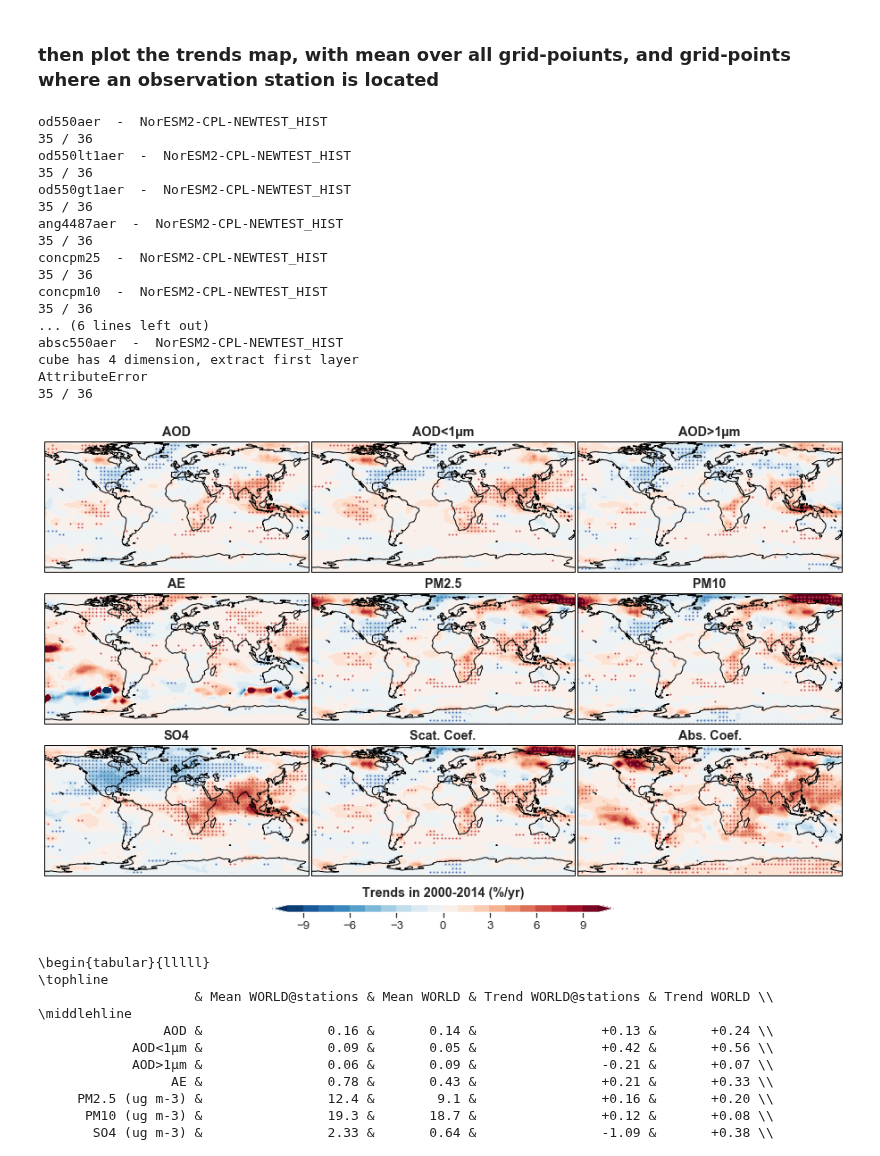
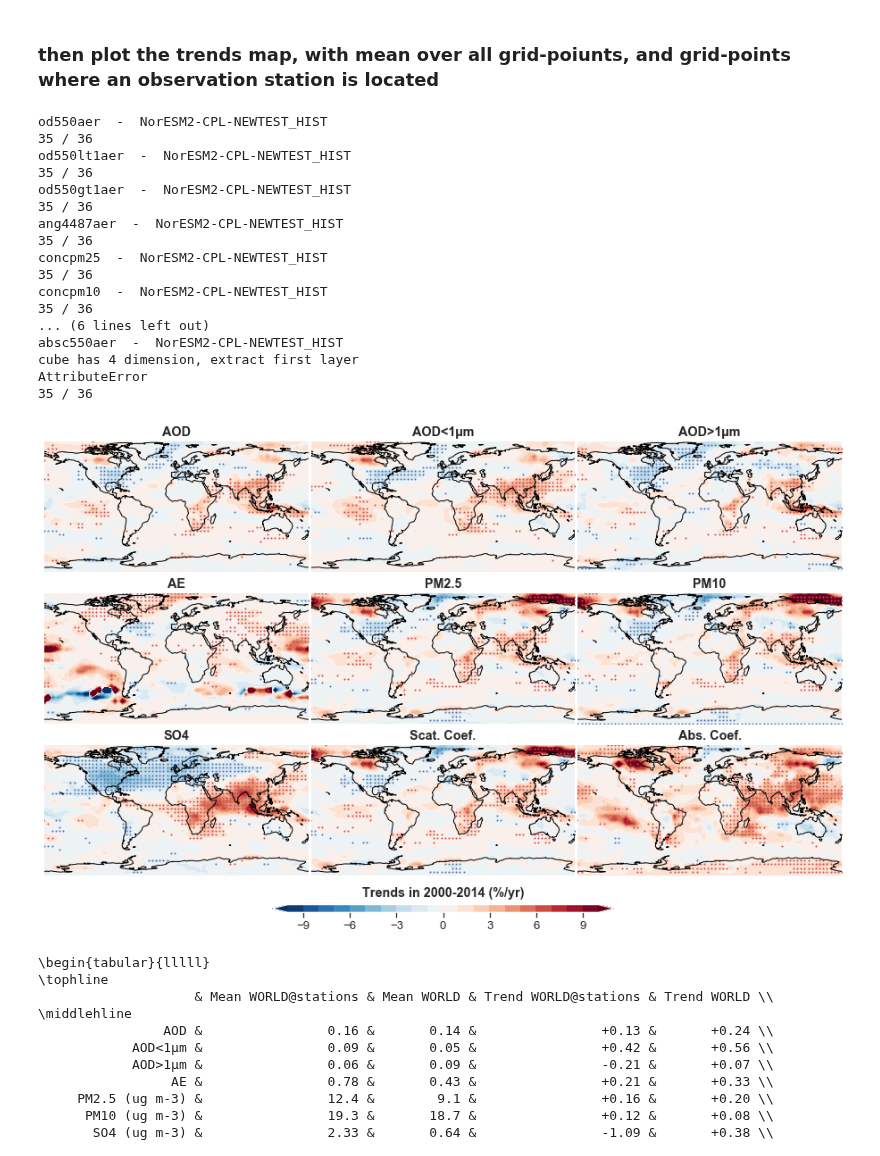
Before and after one commit to AugustinMortier/aerosol_trends, a Jupyter notebook: scripts/panel_modtrends_maps.ipynb, the cells around one changed output. Saved outputs shown, nothing was run; the diff lists cells and outputs as text; code cells hidden in the pictures.

```diff
--- a/scripts/panel_modtrends_maps.ipynb
+++ b/scripts/panel_modtrends_maps.ipynb
@@ -470,6 +470,7 @@ for var in varss:
     ax.set_yticks([])
     ax.set_title(params['ylabel'], ha='center',fontweight='bold')
 
+    ax.outline_patch.set_visible(False)
 
     #calculates next axis
     if ic<nc-1:
@@ -484,34 +485,34 @@ plt.tick_params(labelcolor=None, top=False, bottom=False, left=False, right=Fals
 plt.grid(False)
 plt.xticks([])
 plt.yticks([])
 
 #set colorbar
 cbar = fig.colorbar(im, ax=axs, orientation='horizontal', extend='both',fraction=0.016, pad=0.06, aspect=40)
 cbar.ax.set_xlabel('Trends in 2000-2014 (%/yr)', fontweight='bold', labelpad=-50)
 
 fig.set_size_inches(16,10)
 fig = plt.gcf()
 
 plt.savefig('figs/trends_map2.png', dpi=300, bbox_inches='tight')
 # %% [output]
 od550aer  -  NorESM2-CPL-NEWTEST_HIST
 35 / 36
 od550lt1aer  -  NorESM2-CPL-NEWTEST_HIST
 35 / 36
 od550gt1aer  -  NorESM2-CPL-NEWTEST_HIST
 35 / 36
 ang4487aer  -  NorESM2-CPL-NEWTEST_HIST
 35 / 36
 concpm25  -  NorESM2-CPL-NEWTEST_HIST
 35 / 36
 concpm10  -  NorESM2-CPL-NEWTEST_HIST
 35 / 36
 ... (6 lines left out)
 absc550aer  -  NorESM2-CPL-NEWTEST_HIST
 cube has 4 dimension, extract first layer
 AttributeError
 35 / 36
-[figure, old version]
+[figure, new version]
 # %%
 #print the global values in a separate table
 # %%
```
Also changed, not shown: parts of 1 cell of this notebook, 11 other files.
